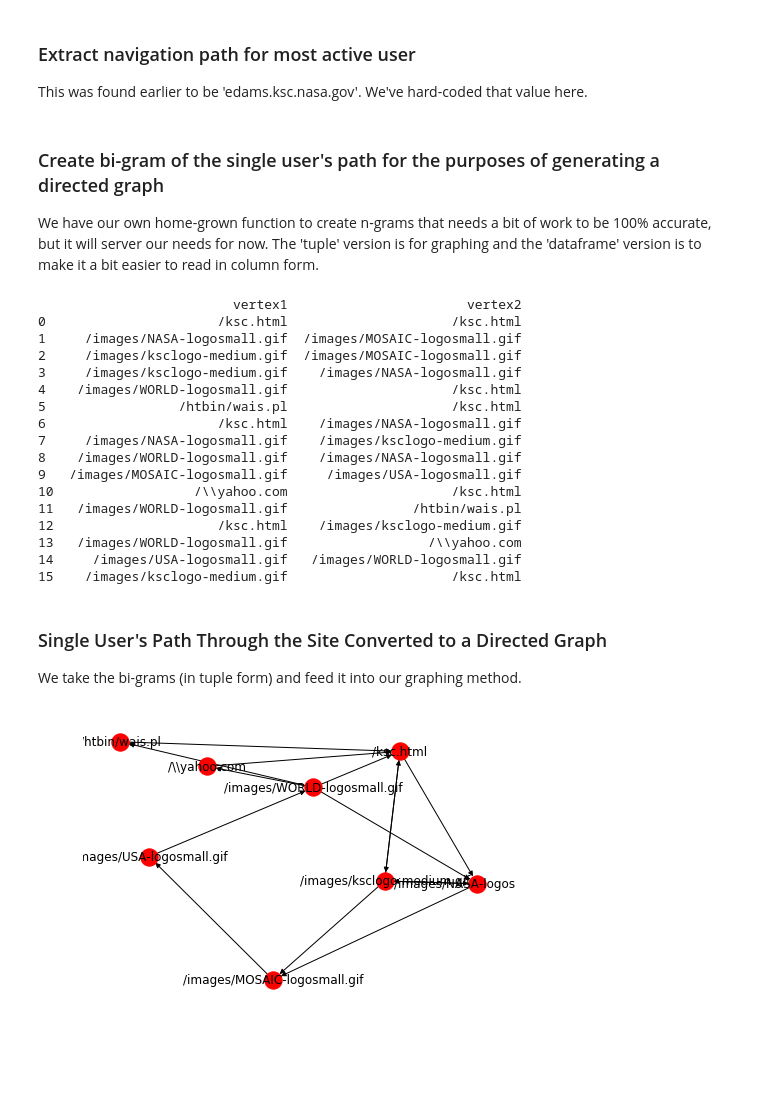
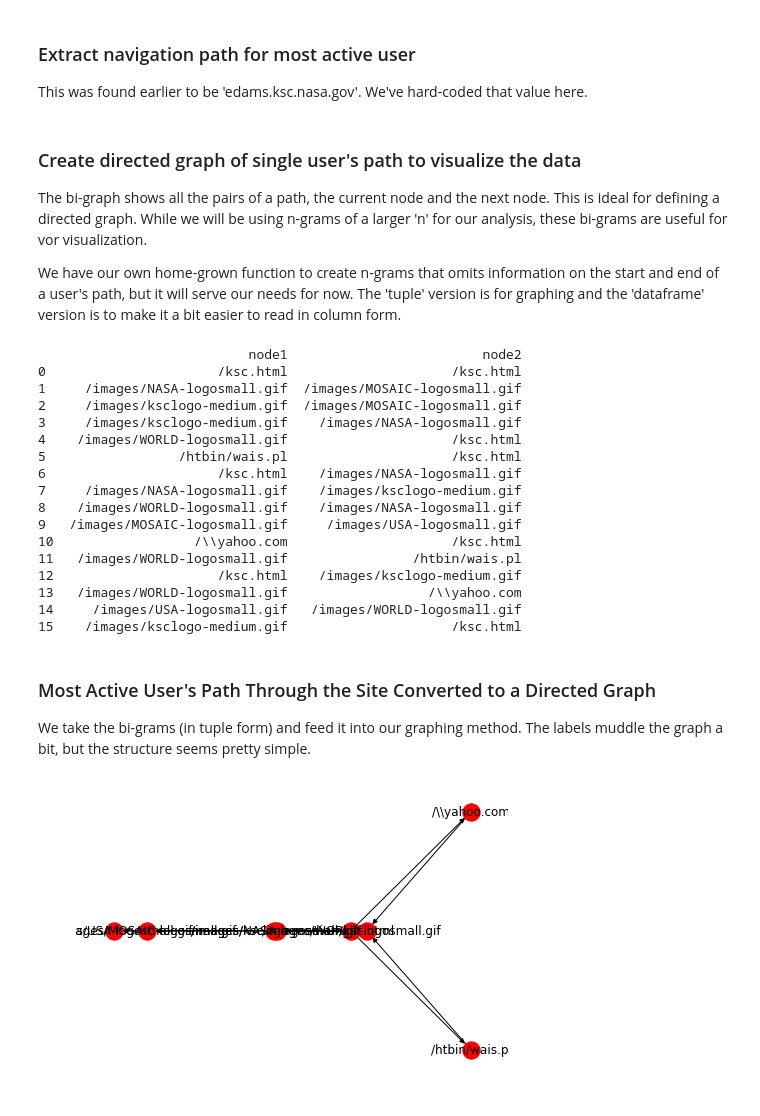
Before and after one commit to robertwatkins/playground-robert, a Jupyter notebook: Python/Jupyter/apache/ApacheNGram.ipynb, the cells around one changed output. Saved outputs shown, nothing was run; the diff lists cells and outputs as text; code cells hidden in the pictures; blank space fills up the shorter version.

```diff
--- a/Python/Jupyter/apache/ApacheNGram.ipynb
+++ b/Python/Jupyter/apache/ApacheNGram.ipynb
@@ -52,23 +57,25 @@ This was found earlier to be 'edams.ksc.nasa.gov'. We've hard-coded that value h
 # %%
 visitor_address = apache_log_data.host
 histogram_visitor_address = visitor_address.value_counts()
-single_user_logs = apache_log_data.loc[apache_log_data['host'] == 'edams.ksc.nasa.gov']
-single_user_path = single_user_logs['url']
+most_active_user_logs = apache_log_data.loc[apache_log_data['host'] == 'edams.ksc.nasa.gov']
+most_active_user_path = most_active_user_logs['url']
 # %% [markdown]
-### Create bi-gram of the single user's path for the purposes of generating a directed graph
-We have our own home-grown function to create n-grams that needs a bit of work to be 100% accurate, but it will server our needs for now. The 'tuple' version is for graphing and the 'dataframe' version is to make it a bit easier to read in column form.
+### Create directed graph of single user's path to visualize the data
+The bi-graph shows all the pairs of a path, the current node and the next node. This is ideal for defining a directed graph. While we will be using n-grams of a larger 'n' for our analysis, these bi-grams are useful for vor visualization.
+
+We have our own home-grown function to create n-grams that omits information on the start and end of a user's path, but it will serve our needs for now. The 'tuple' version is for graphing and the 'dataframe' version is to make it a bit easier to read in column form.
 # %%
 #should unwind this a bit to make the purpose more clear
 #also, there should be padding added to the front/back to indicate beginning and ending of a path
 def find_ngrams(input_list, n):
   return [list(x) for x in set(tuple(x) for x in list(zip(*[input_list[i:] for i in range(n)])))]
 
-single_user_path_bi_gram_as_tuples = list(find_ngrams(single_user_path,2))
-labels=["vertex1","vertex2"]
-single_user_path_bi_gram_as_dataframe = pd.DataFrame.from_records(single_user_path_bi_gram_as_tuples, columns=labels)
-print(single_user_path_bi_gram_as_dataframe)
+most_active_user_path_bi_gram_as_tuples = list(find_ngrams(single_user_path,2))
+labels=["node1","node2"]
+most_active_user_path_bi_gram_as_dataframe = pd.DataFrame.from_records(most_active_user_path_bi_gram_as_tuples, columns=labels)
+print(most_active_user_path_bi_gram_as_dataframe)
 # %% [output]
-                         vertex1                       vertex2
+                           node1                         node2
 0                      /ksc.html                     /ksc.html
 1     /images/NASA-logosmall.gif  /images/MOSAIC-logosmall.gif
 2     /images/ksclogo-medium.gif  /images/MOSAIC-logosmall.gif
@@ -86,13 +93,13 @@ print(single_user_path_bi_gram_as_dataframe)
 14     /images/USA-logosmall.gif   /images/WORLD-logosmall.gif
 15    /images/ksclogo-medium.gif                     /ksc.html
 # %% [markdown]
-### Single User's Path Through the Site Converted to a Directed Graph
-We take the bi-grams (in tuple form) and feed it into our graphing method.
+### Most Active User's Path Through the Site Converted to a Directed Graph
+We take the bi-grams (in tuple form) and feed it into our graphing method. The labels muddle the graph a bit, but the structure seems pretty simple.
 # %%
 most_active_user_graph = nx.DiGraph()
-most_active_user_graph.add_edges_from(single_user_path_bi_gram_as_tuples)
-nx.draw(most_active_user_graph, arrows=True, with_labels=True)
+most_active_user_graph.add_edges_from(most_active_user_path_bi_gram_as_tuples)
+nx.draw_spectral(most_active_user_graph, arrows=True, with_labels=True)
 # %% [output]
-[figure, old version]
+[figure, new version]
 # %% [markdown]
 ### Now, let's look at the graph for the second most active user
```
Also changed, not shown: parts of 6 cells of this notebook.
